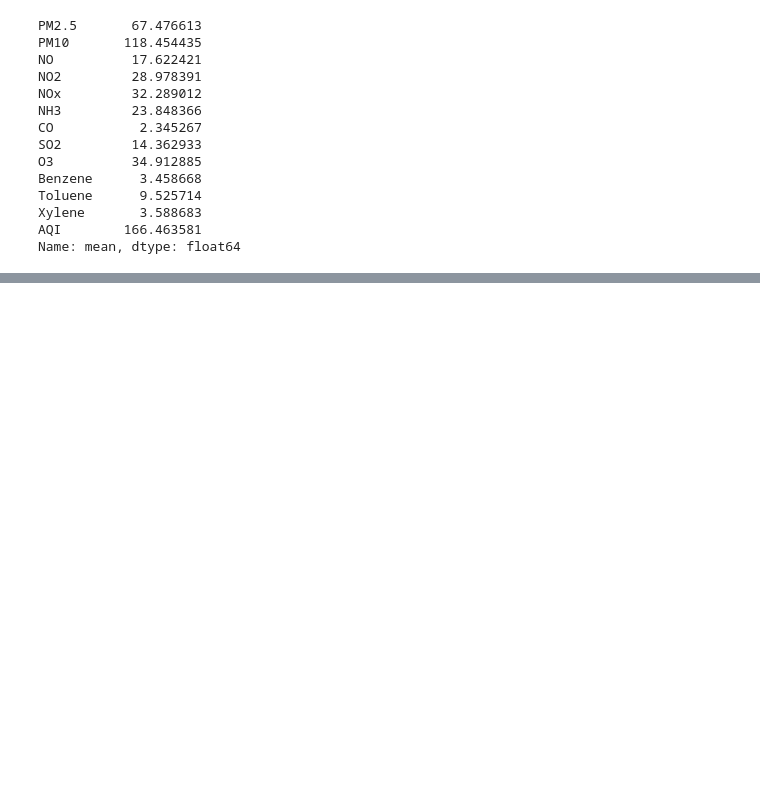
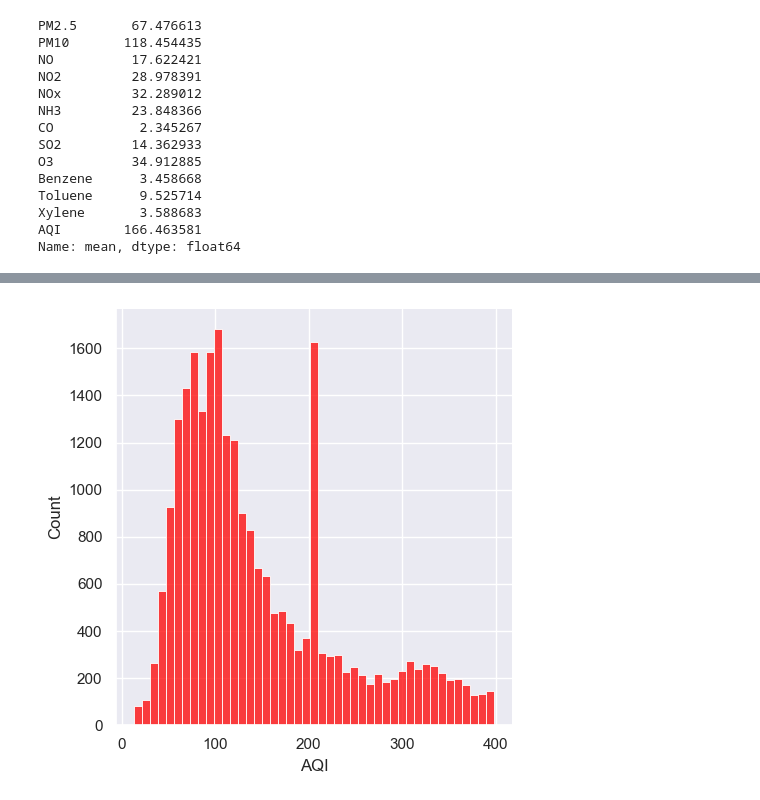
Before and after one commit to aswa8087/Air-Quality-Index, a Jupyter notebook: AirQuality.ipynb, the cells around one changed output, grey strips where cells are left out. Drawn from its saved outputs; the diff is of its cells as text; code cells hidden in the pictures; blank space fills up the shorter version.

```diff
--- a/AirQuality.ipynb
+++ b/AirQuality.ipynb
@@ -277,22 +280,3 @@ Toluene      9.525714
 Xylene       3.588683
 AQI        166.463581
 Name: mean, dtype: float64
-# %%
-df = df.replace({
-    "PM2.5":{np.nan:67.476613},
-    "PM10":{np.nan:118.454435},
-    "NO":{np.nan:17.622421},
-    "NO2":{np.nan:28.978391},
-    "NOx":{np.nan:32.289012},
-    "NH3":{np.nan:23.848366},
-    "CO":{np.nan: 2.345267},
-    "SO2":{np.nan:14.362933},
-    "O3":{np.nan:34.912885},
-    "Benzene":{np.nan:3.458668},
-    "Toluene":{np.nan:9.525714},
-    "Xylene":{np.nan: 3.588683},
-
-
-
-
-})
@@ -381,0 +283,15 @@ sns.boxplot(data=df[['PM2.5','PM10']])
+# %%
+df = df.replace({
+    "PM2.5":{np.nan:67.476613},
+    "PM10":{np.nan:118.454435},
+    "NO": {np.nan:17.622421},
+    "NO2": {np.nan:28.978391},
+    "NOx": {np.nan:32.289012},
+    "NH3": {np.nan:23.848366},
+    "CO":  {np.nan:2.345267},
+    "SO2": {np.nan:34.912885},
+    "O3": {np.nan:38.320547},
+    "Benzene": {np.nan:3.458668},
+    "Toluene": {np.nan:9.525714},
+    "Xylene": {np.nan:3.588683}
+})
@@ -381,0 +385,5 @@ sns.boxplot(data=df[['PM2.5','PM10']])
+# %%
+sns.displot(df, x='AQI', color='red')
+plt.show()
+# %% [output]
+[figure, added]
```
Also changed, not shown: parts of 92 cells of this notebook.
